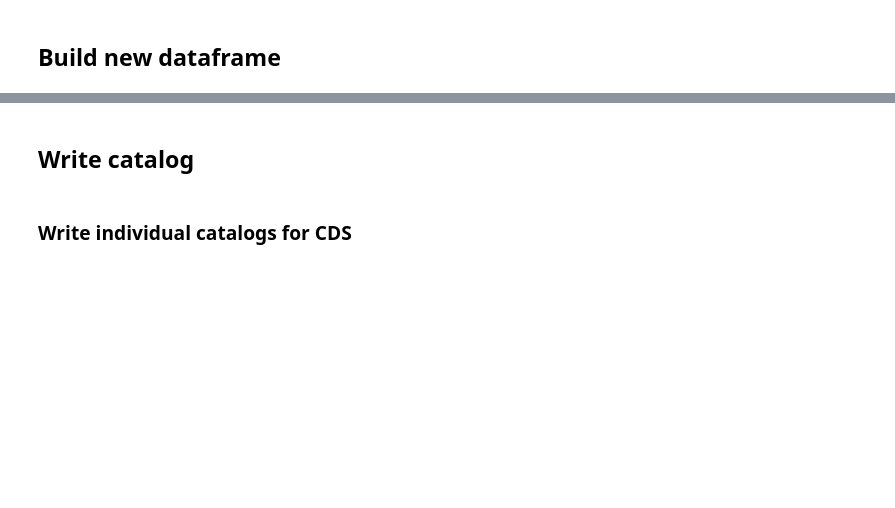
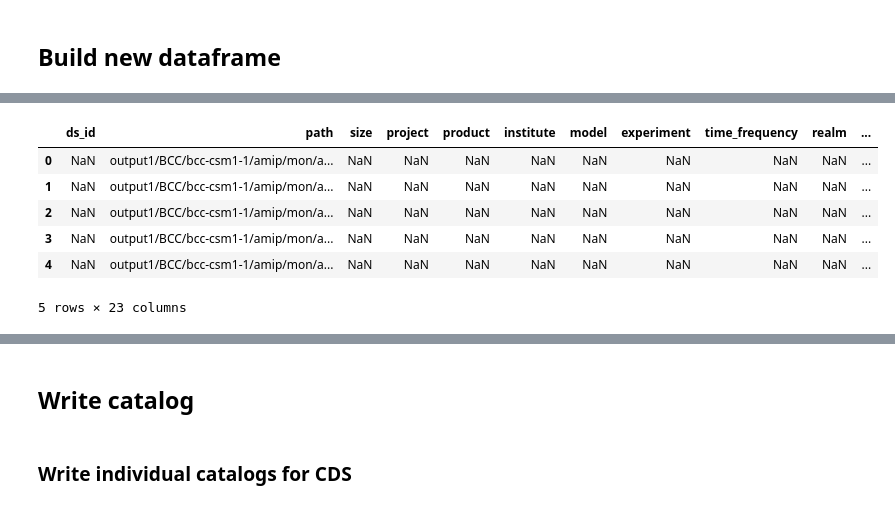
Before and after one commit to cp4cds/c3s_34g_manifests, a Jupyter notebook: notebooks/cmip5_build_intake_catalog.ipynb, the cells around one changed output, grey strips where cells are left out. Cells and saved outputs as stored; diff of their text form; code cells hidden in the pictures; blank space fills up the shorter version.

Commit message:
update cmip5 build notebook

```diff
--- a/notebooks/cmip5_build_intake_catalog.ipynb
+++ b/notebooks/cmip5_build_intake_catalog.ipynb
@@ -44,7 +80,7 @@ lookup
 # %%
 df = pd.DataFrame(columns=["url", "label"])
 
-df_m = pd.read_csv("../cmip5/manifest_C3S-34a-Lot1_cmip5-monthly-single-level_http_latest.txt.gz", names=["url"])
+df_m = pd.read_csv("../cmip5/manifest_C3S2_380_CMIP5_monthly_single_level_20230131.txt.gz", names=["url"])
 df_m["label"] = "cmip5-monthly-single-level"
 df = pd.concat([df, df_m], ignore_index=True)
 
@@ -53,15 +89,15 @@ df = pd.concat([df, df_m], ignore_index=True)
 #df_m["label"] = "cmip5-monthly-latitude-depth"
 #df = pd.concat([df, df_m], ignore_index=True)
 
-df_m = pd.read_csv("../cmip5/manifest_C3S-34a-Lot1_cmip5-monthly-pressure-level_http_latest.txt.gz", names=["url"])
+df_m = pd.read_csv("../cmip5/manifest_C3S2_380_CMIP5_monthly_pressure_level_20230131.txt.gz", names=["url"])
 df_m["label"] = "cmip5-monthly-pressure-level"
 df = pd.concat([df, df_m], ignore_index=True)
 
-df_m = pd.read_csv("../cmip5/manifest_C3S-34a-Lot1_cmip5-daily-single-level_http_latest.txt.gz", names=["url"])
+df_m = pd.read_csv("../cmip5/manifest_C3S2_380_CMIP5_daily_single_level_20230131.txt.gz", names=["url"])
 df_m["label"] = "cmip5-daily-single-level"
 df = pd.concat([df, df_m], ignore_index=True)
 
-df_m = pd.read_csv("../cmip5/manifest_C3S-34a-Lot1_cmip5-daily-pressure-level_http_latest.txt.gz", names=["url"])
+df_m = pd.read_csv("../cmip5/manifest_C3S2_380_CMIP5_daily_pressure_level_20230131.txt.gz", names=["url"])
 df_m["label"] = "cmip5-daily-pressure-level"
 df = pd.concat([df, df_m], ignore_index=True)
 
@@ -105,6 +160,14 @@ df_new
 # %%
-df_new["path"] = df["url"].str.replace("http://data.mips.copernicus-climate.eu/thredds/fileServer/esg_c3s-cmip5/", "", regex=False)
+df_new["path"] = df["url"].str.replace("https://data.mips.copernicus-climate.eu/thredds/fileServer/esg_c3s-cmip5/", "", regex=False)
 df_new.head()
+# %% [output]
+|  | ds_id | path | size | project | product | institute | model | experiment | time_frequency | realm | ... |
+| 0 | NaN | output1/BCC/bcc-csm1-1/amip/mon/a... | NaN | NaN | NaN | NaN | NaN | NaN | NaN | NaN | ... |
+| 1 | NaN | output1/BCC/bcc-csm1-1/amip/mon/a... | NaN | NaN | NaN | NaN | NaN | NaN | NaN | NaN | ... |
+| 2 | NaN | output1/BCC/bcc-csm1-1/amip/mon/a... | NaN | NaN | NaN | NaN | NaN | NaN | NaN | NaN | ... |
+| 3 | NaN | output1/BCC/bcc-csm1-1/amip/mon/a... | NaN | NaN | NaN | NaN | NaN | NaN | NaN | NaN | ... |
+| 4 | NaN | output1/BCC/bcc-csm1-1/amip/mon/a... | NaN | NaN | NaN | NaN | NaN | NaN | NaN | NaN | ... |
+5 rows × 23 columns
 # %%
 # c3s-cmip5.output1.MPI-M.MPI-ESM-LR.historical.mon.atmos.Amon.r1i1p1.tas.v20120315
 # %%
```
Also changed, not shown: parts of 21 cells of this notebook.
